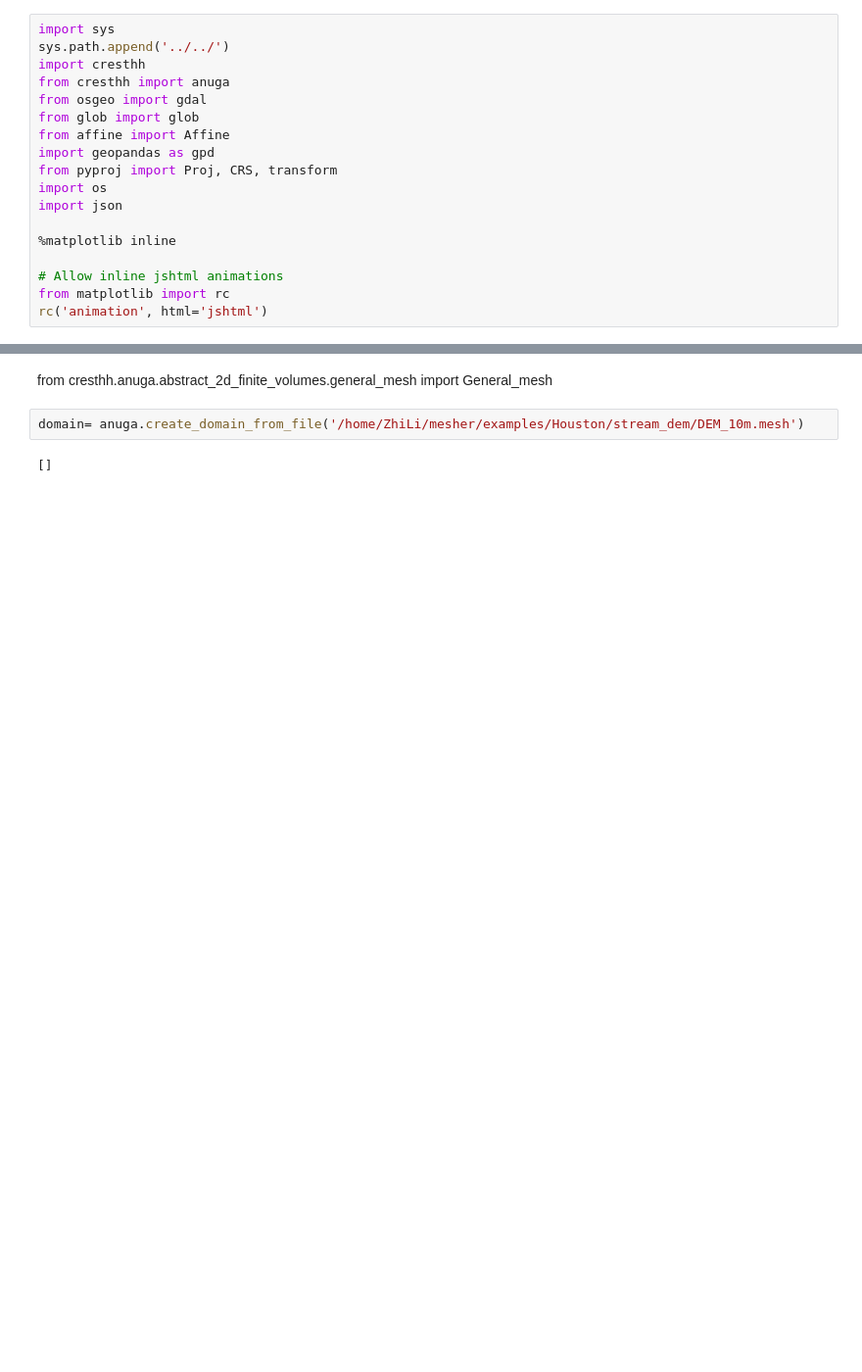
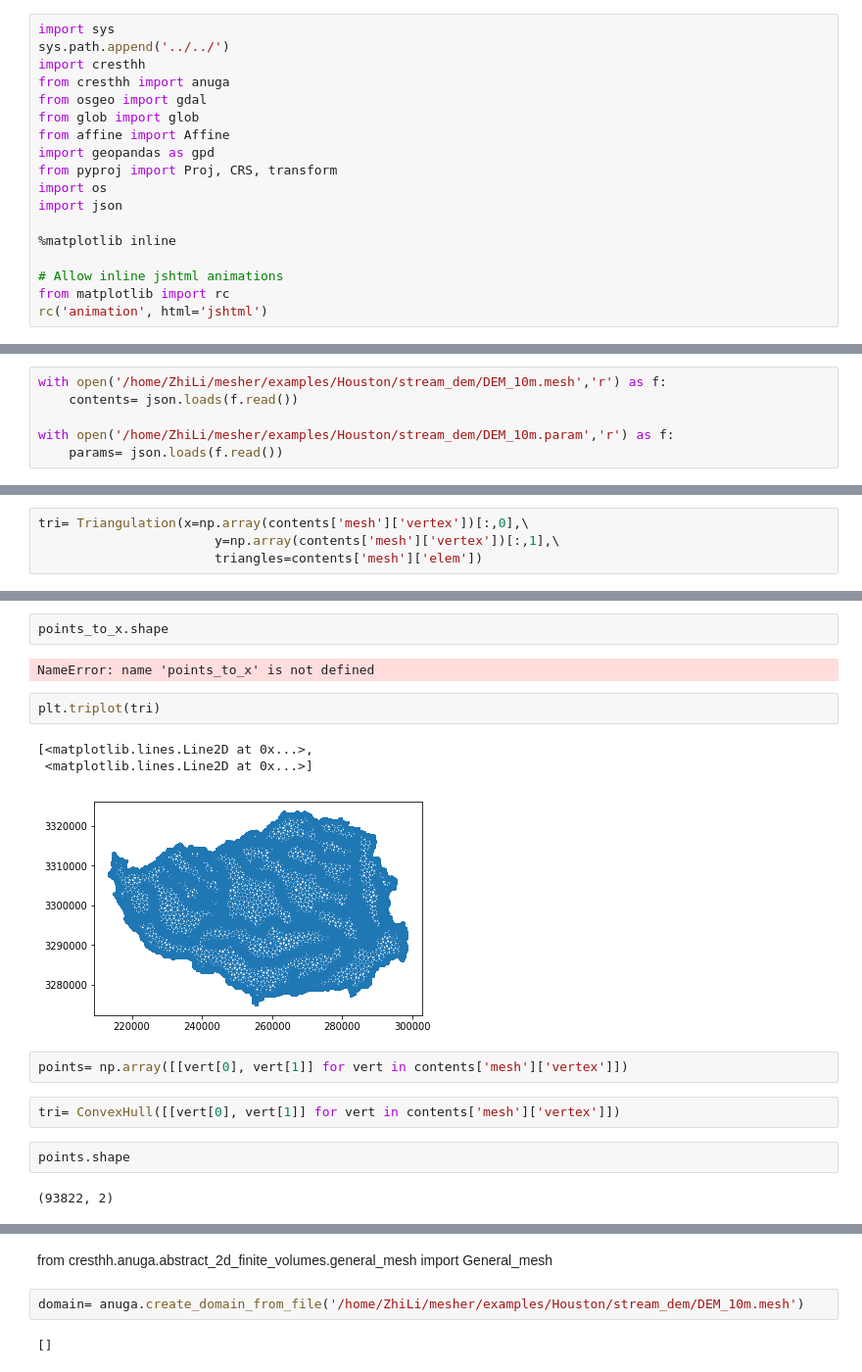
Before and after one commit to chrimerss/CREST-iMAP, a Jupyter notebook: Examples/excessive_rain/read_customized_mesh.ipynb, the cells around one changed output, grey strips where cells are left out. Shown at 98% size. Drawn from its saved outputs; the diff is of its cells as text; blank space fills up the shorter version.

```diff
--- a/Examples/excessive_rain/read_customized_mesh.ipynb
+++ b/Examples/excessive_rain/read_customized_mesh.ipynb
@@ -26,0 +21,6 @@ with open('/home/ZhiLi/mesher/examples/Houston/stream_dem/DEM_10m.param','r') as
+# %%
+with open('/home/ZhiLi/mesher/examples/Houston/stream_dem/DEM_10m.mesh','r') as f:
+    contents= json.loads(f.read())
+
+with open('/home/ZhiLi/mesher/examples/Houston/stream_dem/DEM_10m.param','r') as f:
+    params= json.loads(f.read())
@@ -26,0 +41,4 @@ with open('/home/ZhiLi/mesher/examples/Houston/stream_dem/DEM_10m.param','r') as
+# %%
+tri= Triangulation(x=np.array(contents['mesh']['vertex'])[:,0],\
+                       y=np.array(contents['mesh']['vertex'])[:,1],\
+                       triangles=contents['mesh']['elem'])
@@ -26,0 +87,18 @@ with open('/home/ZhiLi/mesher/examples/Houston/stream_dem/DEM_10m.param','r') as
+# %%
+points_to_x.shape
+# %% [output]
+NameError: name 'points_to_x' is not defined
+# %%
+plt.triplot(tri)
+# %% [output]
+[<matplotlib.lines.Line2D at 0x...>,
+ <matplotlib.lines.Line2D at 0x...>]
+[figure, added]
+# %%
+points= np.array([[vert[0], vert[1]] for vert in contents['mesh']['vertex']])
+# %%
+tri= ConvexHull([[vert[0], vert[1]] for vert in contents['mesh']['vertex']])
+# %%
+points.shape
+# %% [output]
+(93822, 2)
```
Also changed, not shown: parts of 28 cells of this notebook, 29 other files.
